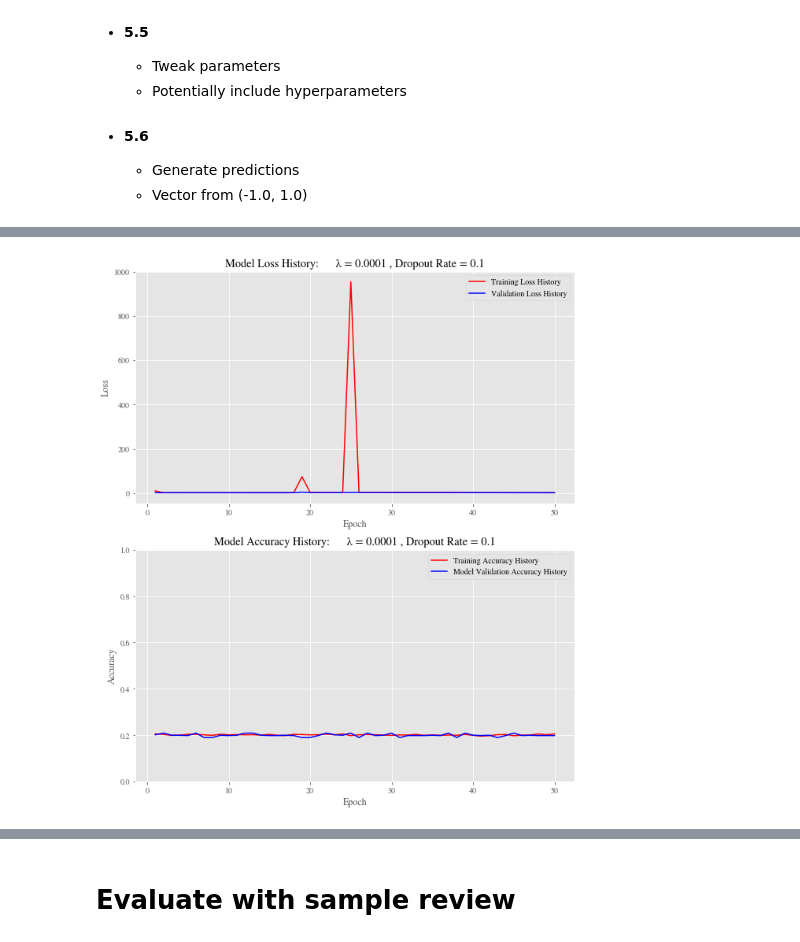
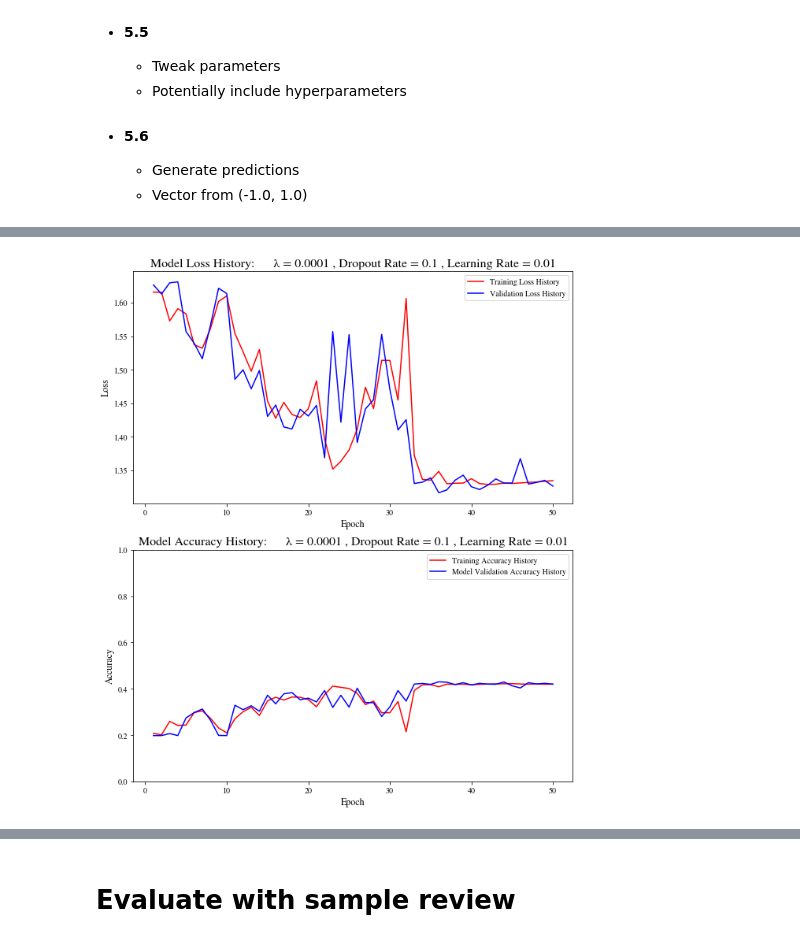
Before and after one commit to romanbell/Amazon-Reviews-NLP, a Jupyter notebook: Sentiment Analysis_v2.ipynb, the cells around one changed output, grey strips where cells are left out. Cells and saved outputs as stored; diff of their text form; code cells hidden in the pictures.

Commit message:
~45% Accuracy

```diff
--- a/Sentiment Analysis_v2.ipynb
+++ b/Sentiment Analysis_v2.ipynb
@@ -379,0 +436,5 @@ only first 25000 samples of validation data
+# %%
+model_df = pd.DataFrame(model_array)
+model_df["Targets"] = sample_df["Targets"]
+
+model_df.head()
@@ -526,0 +790,2 @@ print(X_train.shape, y_train.shape, X_test.shape, y_test.shape)
+# %%
+y = np.argmax(y, axis=1)
@@ -526,0 +800,24 @@ print(X_train.shape, y_train.shape, X_test.shape, y_test.shape)
+# %%
+import tensorflow.keras as keras
+
+lambda_regularization = 0.0001
+dropout_rt = 0.1
+
+learning_rt = 0.01
+
+model = Sequential()
+
+model.add(Dense(512, input_dim = X.shape[1] ))
+# model.add(Dropout(0.3))
+model.add(Dense(248, activation='relu', kernel_regularizer = keras.regularizers.l2(lambda_regularization)))
+model.add(Dense(128, activation='relu', kernel_regularizer = keras.regularizers.l2(lambda_regularization)))
+model.add(Dense(64, activation='relu', kernel_regularizer = keras.regularizers.l2(lambda_regularization)))
+model.add(Dense(32, activation='softmax', kernel_regularizer = keras.regularizers.l2(lambda_regularization)))
+model.add(Dense(5, activation = 'softmax'))
+
+model.compile(optimizer = keras.optimizers.Adam(learning_rate = learning_rt),
+              loss= 'sparse_categorical_crossentropy',
+              metrics = ['accuracy'])
+
+print(learning_rt, dropout_rt, lambda_regularization)
+history = model.fit(X_train, y_train, validation_data=(X_test, y_test), epochs= 50)
@@ -527,37 +842,37 @@ print(X_train.shape, y_train.shape, X_test.shape, y_test.shape)
 # %%
 model_loss_history = history.history['loss']
 model_val_loss_history = history.history['val_loss']
 model_accuracy_list = history.history['accuracy']
 model_val_accuracy_list = history.history['val_accuracy']
 
 
-parameter_string = '     λ = ' + str(lambda_regularization) + ' , Dropout Rate = ' + str(dropout_rt)
+parameter_string = '     λ = ' + str(lambda_regularization) + ' , Dropout Rate = ' + str(dropout_rt) + ' , Learning Rate = '+ str(learning_rt)
 file_save_string = 'lambda_' + str(lambda_regularization) + ' - dropout_rt_' + str(dropout_rt) + '.png'
 
 
 plt.figure(figsize = (10,8))
 
 plt.subplot(2,1,1)
-plt.title('Model Loss History: ' + parameter_string)
-plt.xlabel('Epoch')
-plt.ylabel('Loss')
+plt.title('Model Loss History: ' + parameter_string, fontsize = 16)
+plt.xlabel('Epoch', fontsize = 12)
+plt.ylabel('Loss', fontsize = 12)
 # plt.ylim(0, 150)
 plt.plot(np.arange(1, len(model_loss_history) + 1), model_loss_history, color = 'r', label = 'Training Loss History')
 plt.plot(np.arange(1, len(model_val_loss_history) + 1), model_val_loss_history, color = 'b', label = 'Validation Loss History')
 plt.legend()
 
 
 plt.subplot(2,1,2)
-plt.title('Model Accuracy History: ' + parameter_string)
-plt.xlabel('Epoch')
-plt.ylabel('Accuracy')
+plt.title('Model Accuracy History: ' + parameter_string, fontsize = 16)
+plt.xlabel('Epoch', fontsize = 12)
+plt.ylabel('Accuracy', fontsize = 12)
 plt.ylim(0, 1.0)
 plt.plot(np.arange(1, len(model_accuracy_list) + 1), model_accuracy_list, color = 'r', label = 'Training Accuracy History')
 plt.plot(np.arange(1, len(model_val_accuracy_list) + 1), model_val_accuracy_list, color = 'b', label = 'Model Validation Accuracy History')
 plt.legend()
 plt.subplots_adjust(top = 1.25)
 # plt.savefig(file_save_string, dpi=300, orientation = 'vertical', bbox_inches = 'tight', pad_inches = 0.5)
 
 plt.show()
 # %% [output]
-[figure, old version]
+[figure, new version]
```
Also changed, not shown: parts of 69 cells of this notebook.
